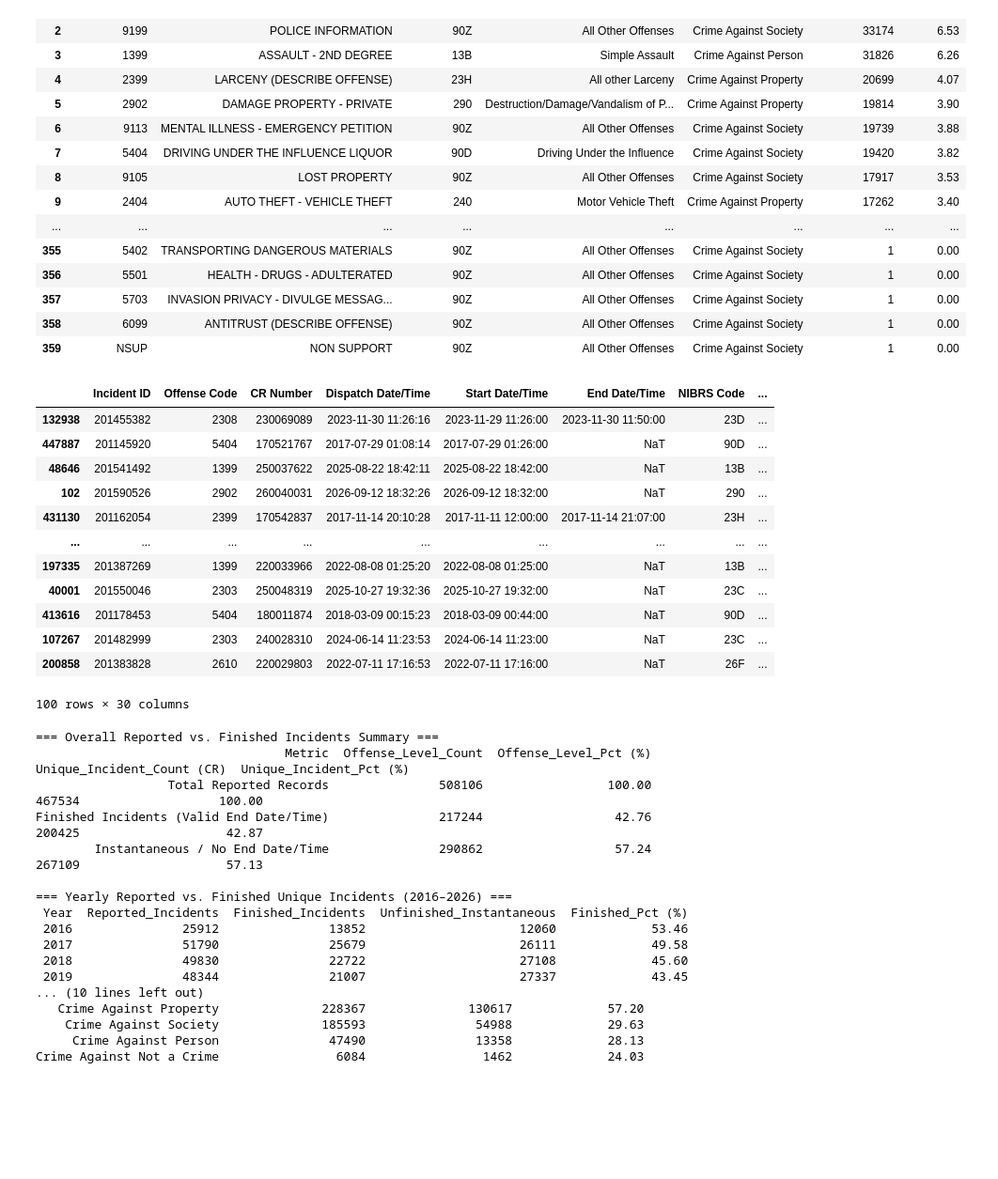
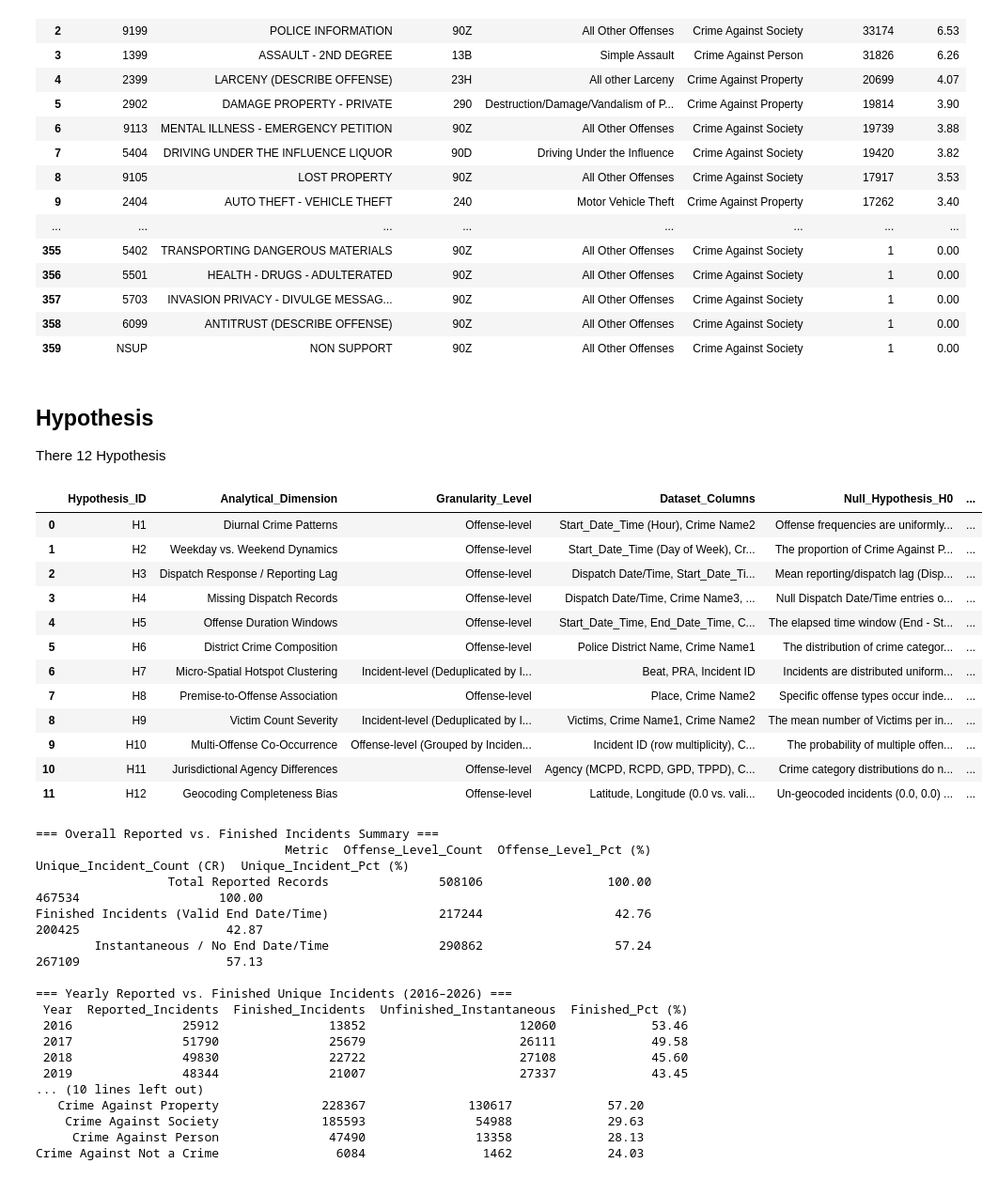
Before and after one commit to ArunaMahaGamage/MSC-AI-CW1, a Jupyter notebook: CW1.ipynb, the cells around one changed output. Shown at 94% size. Saved outputs shown, nothing was run; the diff lists cells and outputs as text; code cells hidden in the pictures; blank space fills up the shorter version.

Commit message:
Add Hypothesis

```diff
--- a/CW1.ipynb
+++ b/CW1.ipynb
@@ -637,24 +643,30 @@ Total unique Offense Codes: 360
 | 357 | 5703 | INVASION PRIVACY - DIVULGE MESSAG... | 90Z | All Other Offenses | Crime Against Society | 1 | 0.00 |
 | 358 | 6099 | ANTITRUST (DESCRIBE OFFENSE) | 90Z | All Other Offenses | Crime Against Society | 1 | 0.00 |
 | 359 | NSUP | NON SUPPORT | 90Z | All Other Offenses | Crime Against Society | 1 | 0.00 |
-# %%
-pd.set_option("display.max_columns", None)
-pd.set_option("display.max_rows", 10)
-df.sample(100)
-# %% [output]
-|  | Incident ID | Offense Code | CR Number | Dispatch Date/Time | Start Date/Time | End Date/Time | NIBRS Code | ... |
-| 132938 | 201455382 | 2308 | 230069089 | 2023-11-30 11:26:16 | 2023-11-29 11:26:00 | 2023-11-30 11:50:00 | 23D | ... |
-| 447887 | 201145920 | 5404 | 170521767 | 2017-07-29 01:08:14 | 2017-07-29 01:26:00 | NaT | 90D | ... |
-| 48646 | 201541492 | 1399 | 250037622 | 2025-08-22 18:42:11 | 2025-08-22 18:42:00 | NaT | 13B | ... |
-| 102 | 201590526 | 2902 | 260040031 | 2026-09-12 18:32:26 | 2026-09-12 18:32:00 | NaT | 290 | ... |
-| 431130 | 201162054 | 2399 | 170542837 | 2017-11-14 20:10:28 | 2017-11-11 12:00:00 | 2017-11-14 21:07:00 | 23H | ... |
-| ... | ... | ... | ... | ... | ... | ... | ... | ... |
-| 197335 | 201387269 | 1399 | 220033966 | 2022-08-08 01:25:20 | 2022-08-08 01:25:00 | NaT | 13B | ... |
-| 40001 | 201550046 | 2303 | 250048319 | 2025-10-27 19:32:36 | 2025-10-27 19:32:00 | NaT | 23C | ... |
-| 413616 | 201178453 | 5404 | 180011874 | 2018-03-09 00:15:23 | 2018-03-09 00:44:00 | NaT | 90D | ... |
-| 107267 | 201482999 | 2303 | 240028310 | 2024-06-14 11:23:53 | 2024-06-14 11:23:00 | NaT | 23C | ... |
-| 200858 | 201383828 | 2610 | 220029803 | 2022-07-11 17:16:53 | 2022-07-11 17:16:00 | NaT | 26F | ... |
-100 rows × 30 columns
+# %% [markdown]
+## Hypothesis
+There 12 Hypothesis
+# %%
+df_hypotheses_defination = pd.read_csv("hypotheses.csv", low_memory=False)
+pd.set_option('display.max_columns', None)
+pd.set_option('display.max_colwidth', None)
+pd.set_option('display.max_rows', 30)
+pd.set_option('display.min_rows', 30)
+display(df_hypotheses_defination)
+# %% [output]
+|  | Hypothesis_ID | Analytical_Dimension | Granularity_Level | Dataset_Columns | Null_Hypothesis_H0 | ... |
+| 0 | H1 | Diurnal Crime Patterns | Offense-level | Start_Date_Time (Hour), Crime Name2 | Offense frequencies are uniformly... | ... |
+| 1 | H2 | Weekday vs. Weekend Dynamics | Offense-level | Start_Date_Time (Day of Week), Cr... | The proportion of Crime Against P... | ... |
+| 2 | H3 | Dispatch Response / Reporting Lag | Offense-level | Dispatch Date/Time, Start_Date_Ti... | Mean reporting/dispatch lag (Disp... | ... |
+| 3 | H4 | Missing Dispatch Records | Offense-level | Dispatch Date/Time, Crime Name3, ... | Null Dispatch Date/Time entries o... | ... |
+| 4 | H5 | Offense Duration Windows | Offense-level | Start_Date_Time, End_Date_Time, C... | The elapsed time window (End - St... | ... |
+| 5 | H6 | District Crime Composition | Offense-level | Police District Name, Crime Name1 | The distribution of crime categor... | ... |
+| 6 | H7 | Micro-Spatial Hotspot Clustering | Incident-level (Deduplicated by I... | Beat, PRA, Incident ID | Incidents are distributed uniform... | ... |
+| 7 | H8 | Premise-to-Offense Association | Offense-level | Place, Crime Name2 | Specific offense types occur inde... | ... |
+| 8 | H9 | Victim Count Severity | Incident-level (Deduplicated by I... | Victims, Crime Name1, Crime Name2 | The mean number of Victims per in... | ... |
+| 9 | H10 | Multi-Offense Co-Occurrence | Offense-level (Grouped by Inciden... | Incident ID (row multiplicity), C... | The probability of multiple offen... | ... |
+| 10 | H11 | Jurisdictional Agency Differences | Offense-level | Agency (MCPD, RCPD, GPD, TPPD), C... | Crime category distributions do n... | ... |
+| 11 | H12 | Geocoding Completeness Bias | Offense-level | Latitude, Longitude (0.0 vs. vali... | Un-geocoded incidents (0.0, 0.0) ... | ... |
 # %%
 # 1. Ensure Year and Incident Completion Status are defined on df_clean
 df_clean["Year"] = df_clean["Start Date/Time"].dt.year
```
Also changed, not shown: parts of 5 cells of this notebook, 1 other file.
